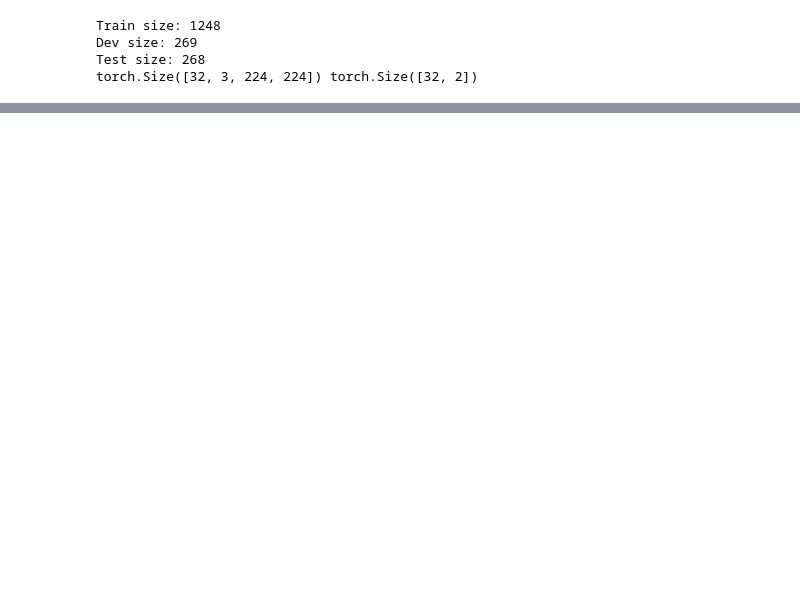
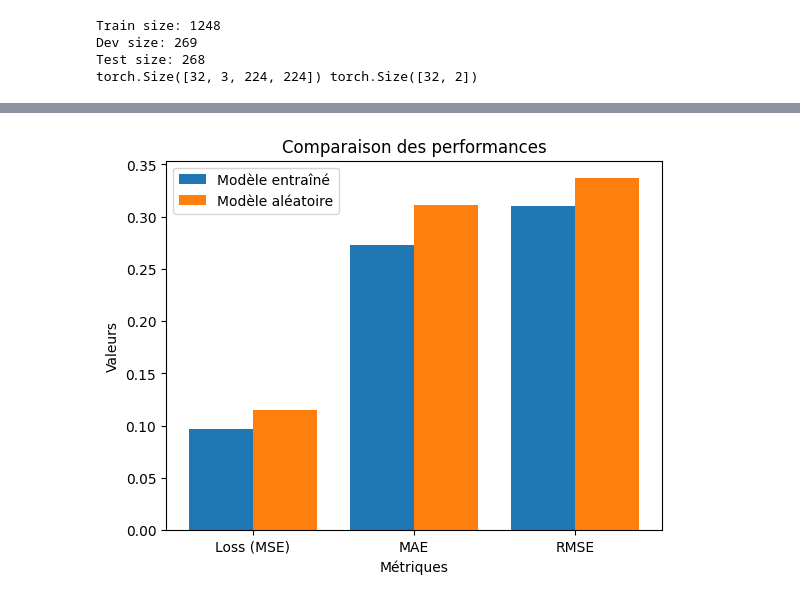
Before and after one commit to morningstaar/active_learning, a Jupyter notebook: training.ipynb, the cells around one changed output, grey strips where cells are left out. Saved outputs shown, nothing was run; the diff lists cells and outputs as text; code cells hidden in the pictures; blank space fills up the shorter version.

```diff
--- a/training.ipynb
+++ b/training.ipynb
@@ -221,13 +304,30 @@ random_model = GazeNet()
 
 random_model.eval()
 random_test_loss = 0.0
+random_preds = []
+random_labels = []
 with torch.no_grad():
     for imgs, labels in test_loader:
         outputs = random_model(imgs)
         loss = criterion(outputs, labels)
         random_test_loss += loss.item()
+        random_preds.append(outputs.cpu())
+        random_labels.append(labels.cpu())
+        print(f"max ouput: {outputs.max().item():.4f}")
+        print(f"min ouput: {outputs.min().item():.4f}")
+        print(f"max label: {labels.max().item():.4f}")
+        print(f"min label: {labels.min().item():.4f}")
 
-print(f"Test Loss du modèle aléatoire: {random_test_loss/len(test_loader):.4f}")
-print(f"Test Loss du modèle entraîné: {test_loss/len(test_loader):.4f}")
-print(f"Amélioration: {((random_test_loss - test_loss) / random_test_loss * 100):.2f}%")
+random_preds = torch.cat(random_preds)
+random_labels = torch.cat(random_labels)
+
+random_mae = torch.mean(torch.abs(random_preds - random_labels)).item()
+random_rmse = torch.sqrt(torch.mean((random_preds - random_labels)**2)).item()
+
+# Accuracy pour random
+random_distances = torch.sqrt(torch.sum((random_preds - random_labels)**2, dim=1))
+random_accuracy = (random_distances < 0.1).float().mean().item() * 100
+
+print(f"Test Loss du modèle aléatoire (MSE): {random_test_loss/len(test_loader):.4f}")
+print(f"Test MAE du modèle aléatoire: {random_mae:.4f}")
 # %% [output]
@@ -236,0 +351,19 @@ Amélioration: 94.40%
+# %%
+# Comparaison des métriques finales
+import matplotlib.pyplot as plt
+
+metrics = ['Loss (MSE)', 'MAE', 'RMSE']
+trained_values = [test_loss / len(test_loader), mae, rmse]
+random_values = [random_test_loss / len(test_loader), random_mae, random_rmse]
+
+x = range(len(metrics))
+plt.bar(x, trained_values, width=0.4, label='Modèle entraîné', align='center')
+plt.bar([i + 0.4 for i in x], random_values, width=0.4, label='Modèle aléatoire', align='center')
+plt.xlabel('Métriques')
+plt.ylabel('Valeurs')
+plt.title('Comparaison des performances')
+plt.xticks([i + 0.2 for i in x], metrics)
+plt.legend()
+plt.show()
+# %% [output]
+[figure, added]
```
Also changed, not shown: parts of 6 cells of this notebook.
